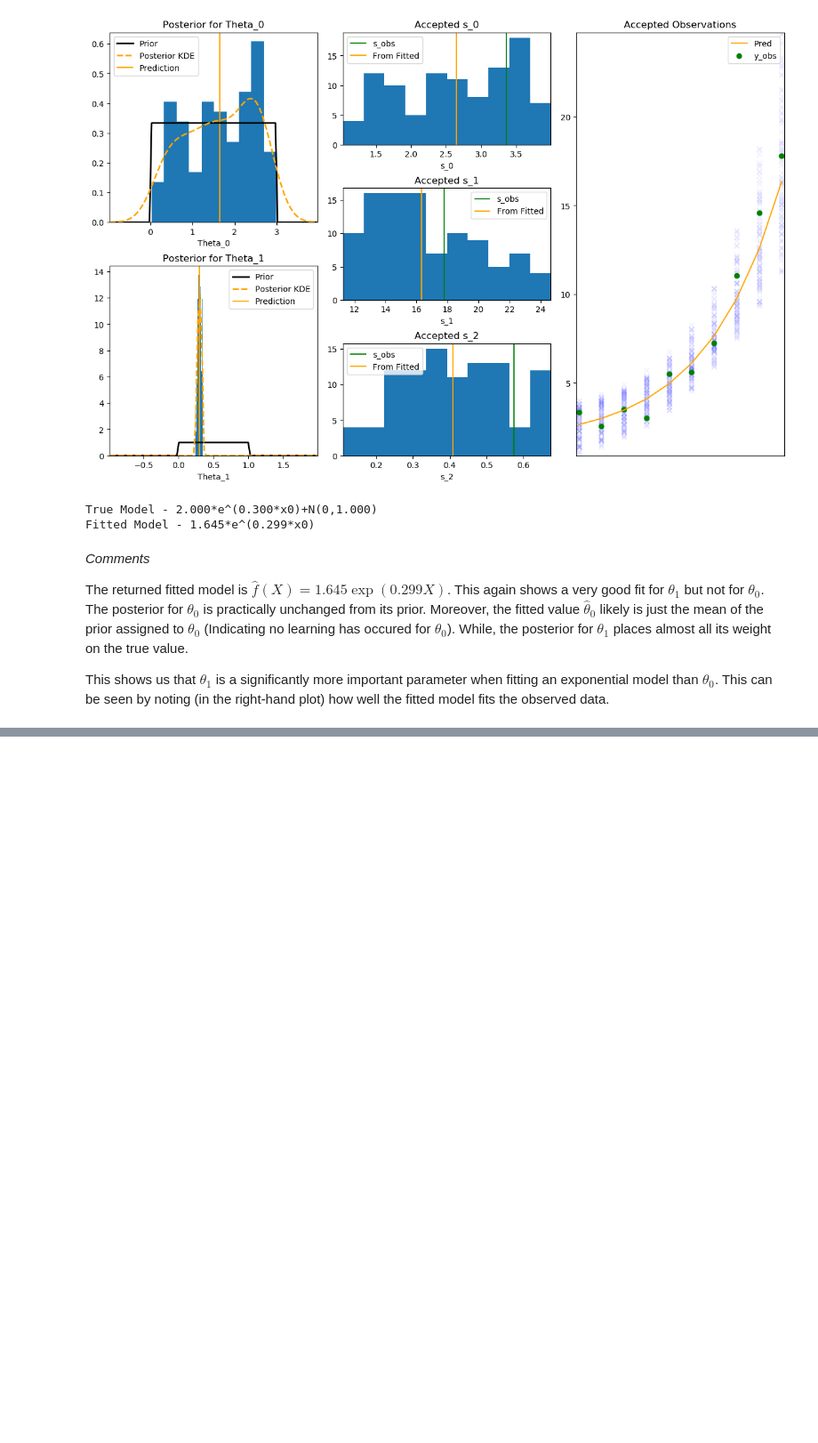
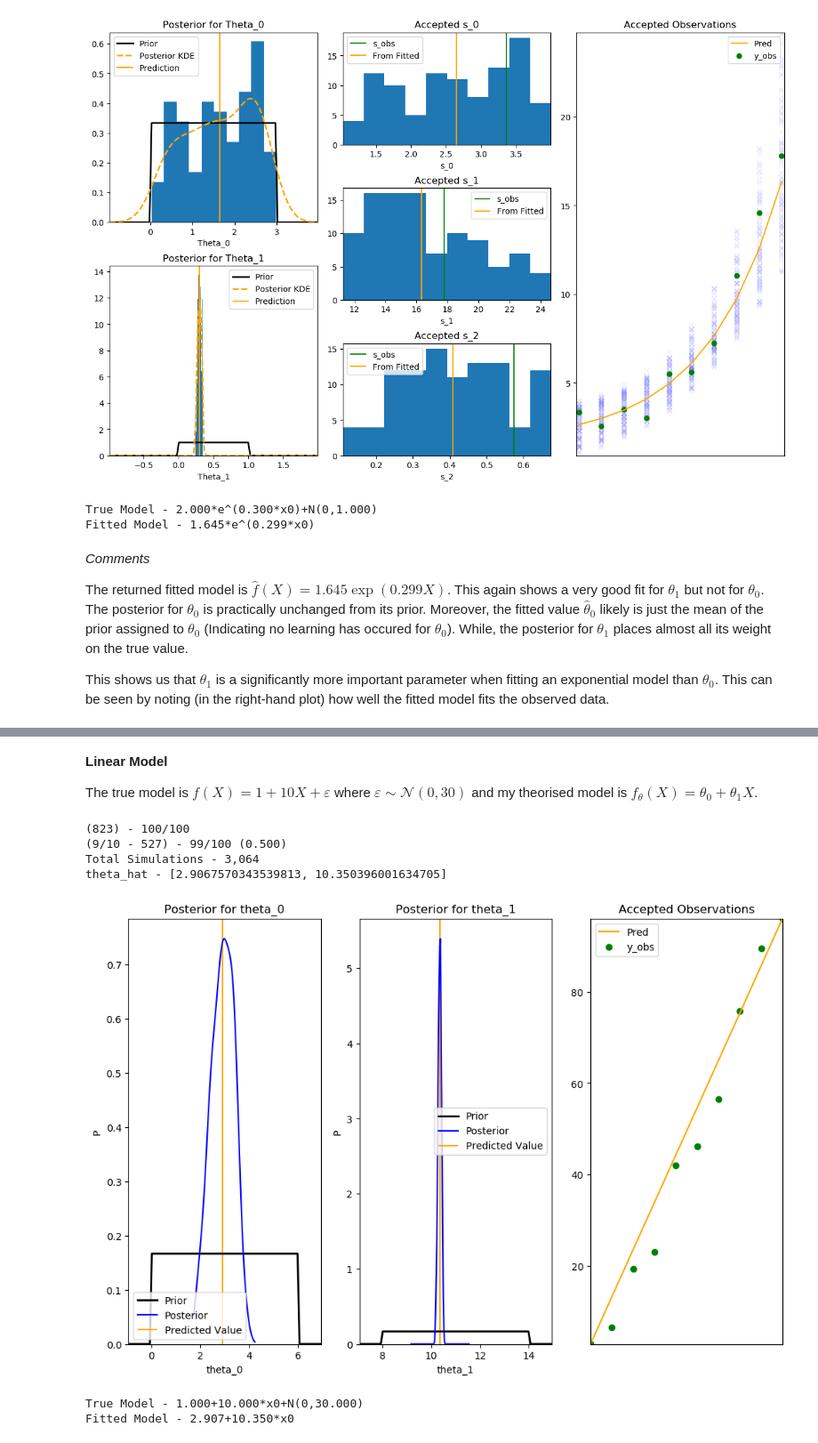
Before and after one commit to dajhutchinson/bayesian-modelling-of-epidemic-events, a Jupyter notebook: Code/ABC_Notebook.ipynb, the cells around one changed output, grey strips where cells are left out. Shown at 89% size. Cells and saved outputs as stored; diff of their text form; code cells hidden in the pictures; blank space fills up the shorter version.

```diff
--- a/Code/ABC_Notebook.ipynb
+++ b/Code/ABC_Notebook.ipynb
@@ -368,0 +567,5 @@ This shows us that $\theta_1$ is a significantly more important parameter when f
+# %%
+perturbance_variance=.1
+
+perturbance_kernels = [lambda x:x+stats.norm(0,perturbance_variance).rvs(1)[0]]*2
+perturbance_kernel_probability = [lambda x,y:stats.norm(0,perturbance_variance).pdf(x-y)]
@@ -368,0 +576,29 @@ This shows us that $\theta_1$ is a significantly more important parameter when f
+# %%
+scaling_factors=list(np.linspace(3,.5,10))
+# %% [markdown]
+<a id="smc_linear_model"></a>
+**Linear Model**
+
+The true model is $f(X)=1+10X+\varepsilon$ where $\varepsilon\sim\mathcal{N}(0,30)$ and my theorised model is $f_\theta(X)=\theta_0+\theta_1X$.
+# %%
+# Define summary statistics
+np.random.seed(16111998) # Fix random seed
+start = (lambda ys:[ys[0][0]])
+end = (lambda ys:[ys[-1][0]])
+mean_grad = (lambda ys:[np.mean([ys[i+1][0]-ys[i][0] for i in range(len(ys)-1)])])
+summary_stats=[start,end,mean_grad]
+# %%
+# SMC - Sample Size=100
+fitted_model=ABC.abc_smc(n_obs=10,y_obs=lm.observe(),fitting_model=lm.copy([1,1]),priors=lm_priors,
+    num_steps=10,sample_size=100,scaling_factors=scaling_factors,perturbance_kernels=perturbance_kernels,perturbance_kernel_probability=perturbance_kernel_probability,acceptance_kernel=ABC.gaussian_kernel,summary_stats=summary_stats)
+
+print("True Model - {}".format(lm))
+print("Fitted Model - {}\n".format(fitted_model))
+# %% [output]
+(823) - 100/100
+(9/10 - 527) - 99/100 (0.500)
+Total Simulations - 3,064
+theta_hat - [2.9067570343539813, 10.350396001634705]
+[figure, added]
+True Model - 1.000+10.000*x0+N(0,30.000)
+Fitted Model - 2.907+10.350*x0
```
Also changed, not shown: parts of 37 cells of this notebook, 5 other files.
